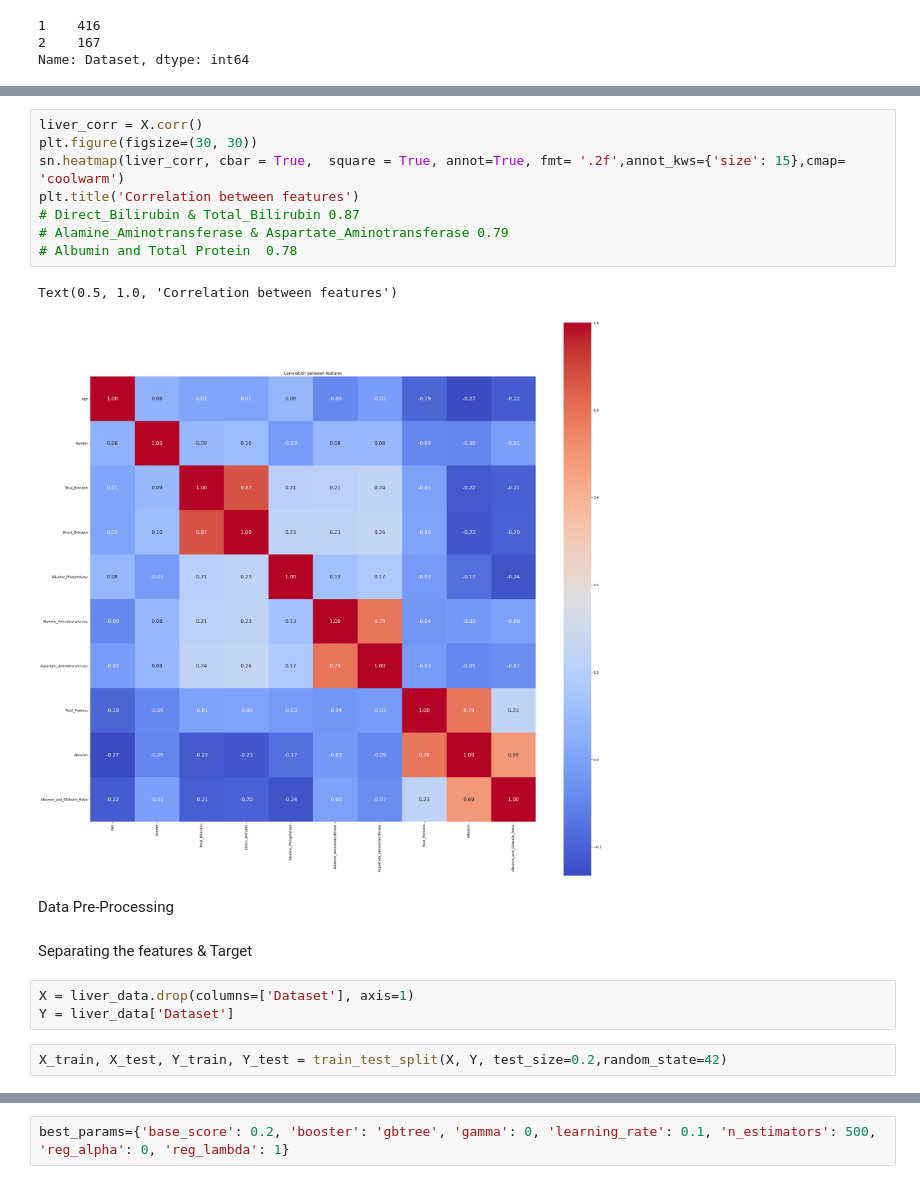
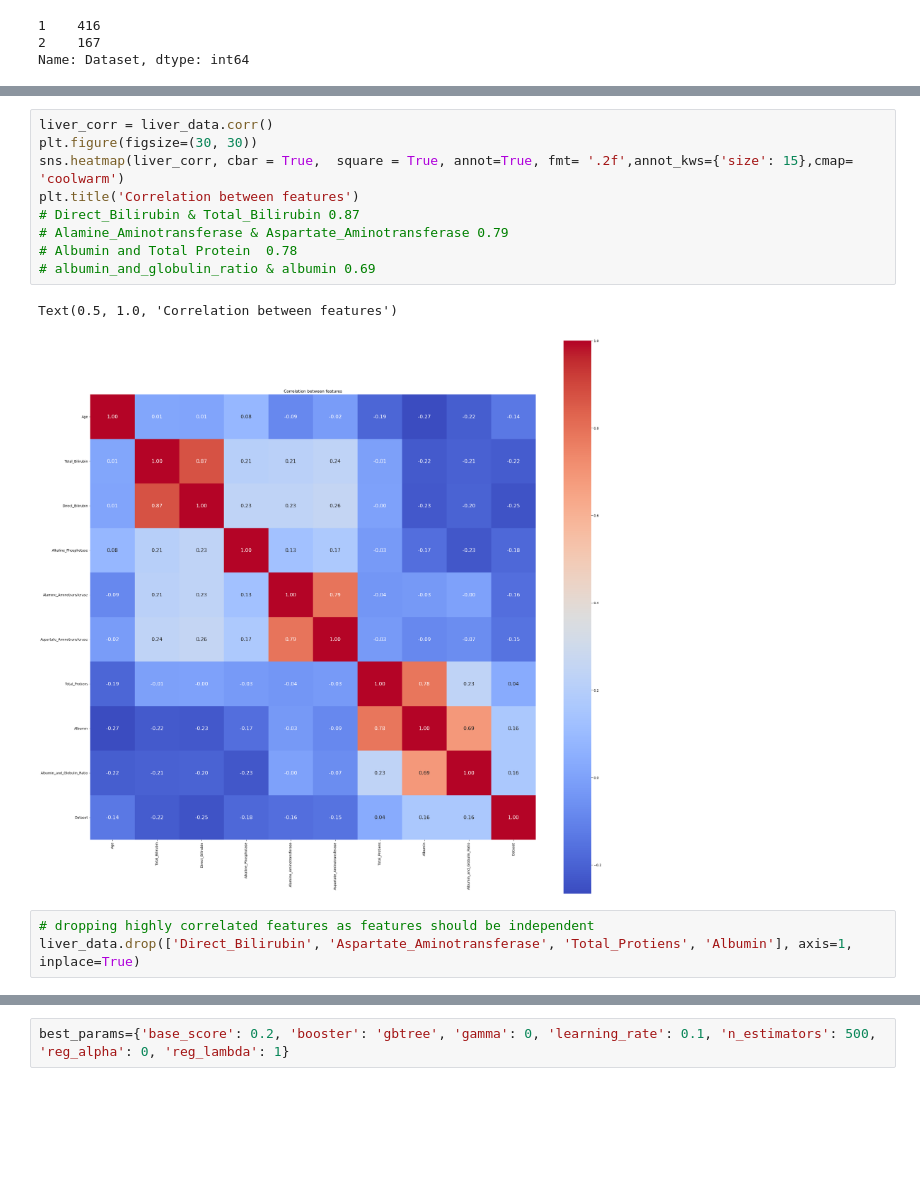
Before and after one commit to pavanbadempet/A-Healthcare-System-using-Machine-Learning-Techniques-for-Disease-Prediction-with-Chatbot-Assistance, a Jupyter notebook: Notebooks/Liver Disease Notebook.ipynb, the cells around one changed output, grey strips where cells are left out. Saved outputs shown, nothing was run; the diff lists cells and outputs as text; blank space fills up the shorter version.

```diff
--- a/Notebooks/Liver Disease Notebook.ipynb
+++ b/Notebooks/Liver Disease Notebook.ipynb
@@ -132,20 +107,15 @@ liver_data.groupby('Dataset').mean()
-# %%
-liver_corr = X.corr()
-plt.figure(figsize=(30, 30))
-sn.heatmap(liver_corr, cbar = True,  square = True, annot=True, fmt= '.2f',annot_kws={'size': 15},cmap= 'coolwarm')
-plt.title('Correlation between features')
-# Direct_Bilirubin & Total_Bilirubin 0.87
-# Alamine_Aminotransferase & Aspartate_Aminotransferase 0.79
-# Albumin and Total Protein  0.78
-# %% [output]
-Text(0.5, 1.0, 'Correlation between features')
-[figure, removed]
-# %% [markdown]
-Data Pre-Processing
-# %% [markdown]
-Separating the features & Target
-# %%
-X = liver_data.drop(columns=['Dataset'], axis=1)
-Y = liver_data['Dataset']
-# %%
-X_train, X_test, Y_train, Y_test = train_test_split(X, Y, test_size=0.2,random_state=42)
+# %%
+liver_corr = liver_data.corr()
+plt.figure(figsize=(30, 30))
+sns.heatmap(liver_corr, cbar = True,  square = True, annot=True, fmt= '.2f',annot_kws={'size': 15},cmap= 'coolwarm')
+plt.title('Correlation between features')
+# Direct_Bilirubin & Total_Bilirubin 0.87
+# Alamine_Aminotransferase & Aspartate_Aminotransferase 0.79
+# Albumin and Total Protein  0.78
+# albumin_and_globulin_ratio & albumin 0.69
+# %% [output]
+Text(0.5, 1.0, 'Correlation between features')
+[figure, added]
+# %%
+# dropping highly correlated features as features should be independent
+liver_data.drop(['Direct_Bilirubin', 'Aspartate_Aminotransferase', 'Total_Protiens', 'Albumin'], axis=1, inplace=True)
```
Also changed, not shown: parts of 34 cells of this notebook, 5 other files.
